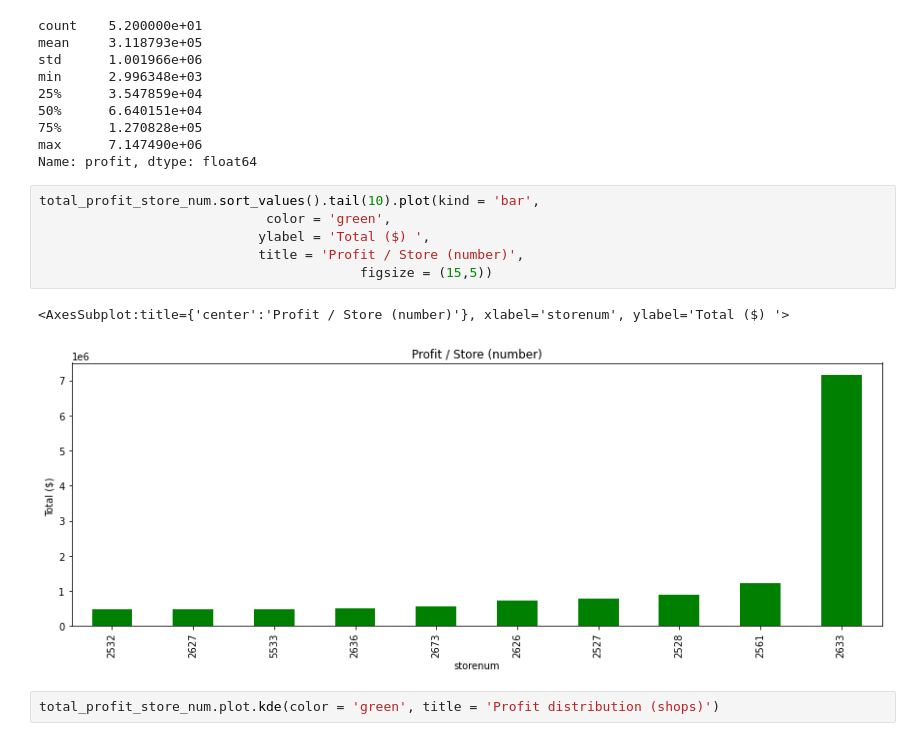
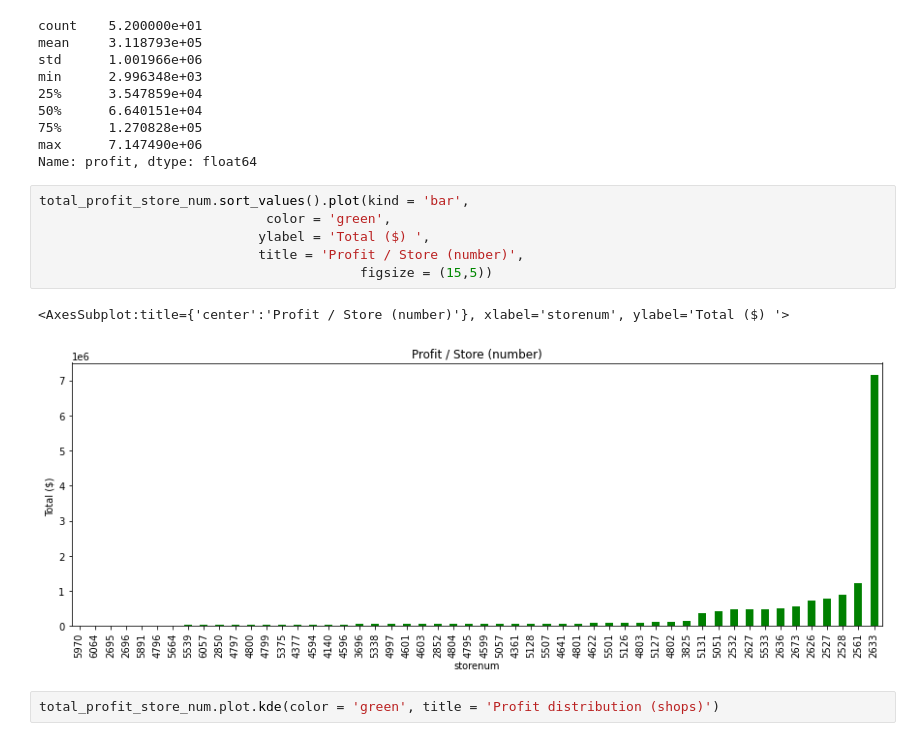
Before and after one commit to FardinAhsan146/Business-analytics-competition, a Jupyter notebook: data_analysis/EDA_consise.ipynb, the cells around one changed output. Drawn from its saved outputs; the diff is of its cells as text.

```diff
--- a/data_analysis/EDA_consise.ipynb
+++ b/data_analysis/EDA_consise.ipynb
@@ -495,14 +505,14 @@ min      2.996348e+03
 max      7.147490e+06
 Name: profit, dtype: float64
 # %%
-total_profit_store_num.sort_values().tail(10).plot(kind = 'bar',
+total_profit_store_num.sort_values().plot(kind = 'bar',
                              color = 'green',
                             ylabel = 'Total ($) ',
                             title = 'Profit / Store (number)',
                                          figsize = (15,5))
 # %% [output]
 <AxesSubplot:title={'center':'Profit / Store (number)'}, xlabel='storenum', ylabel='Total ($) '>
-[figure, old version]
+[figure, new version]
 # %%
 total_profit_store_num.plot.kde(color = 'green', title = 'Profit distribution (shops)')
 # %% [output]
```
Also changed, not shown: parts of 17 cells of this notebook.
